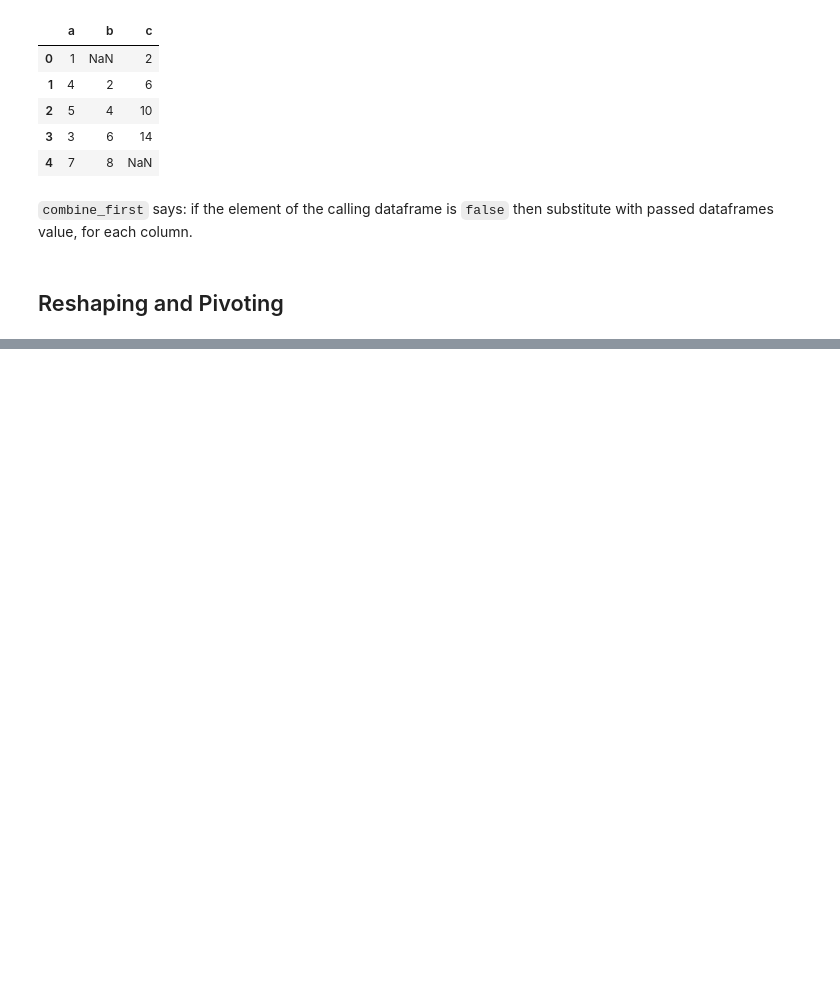
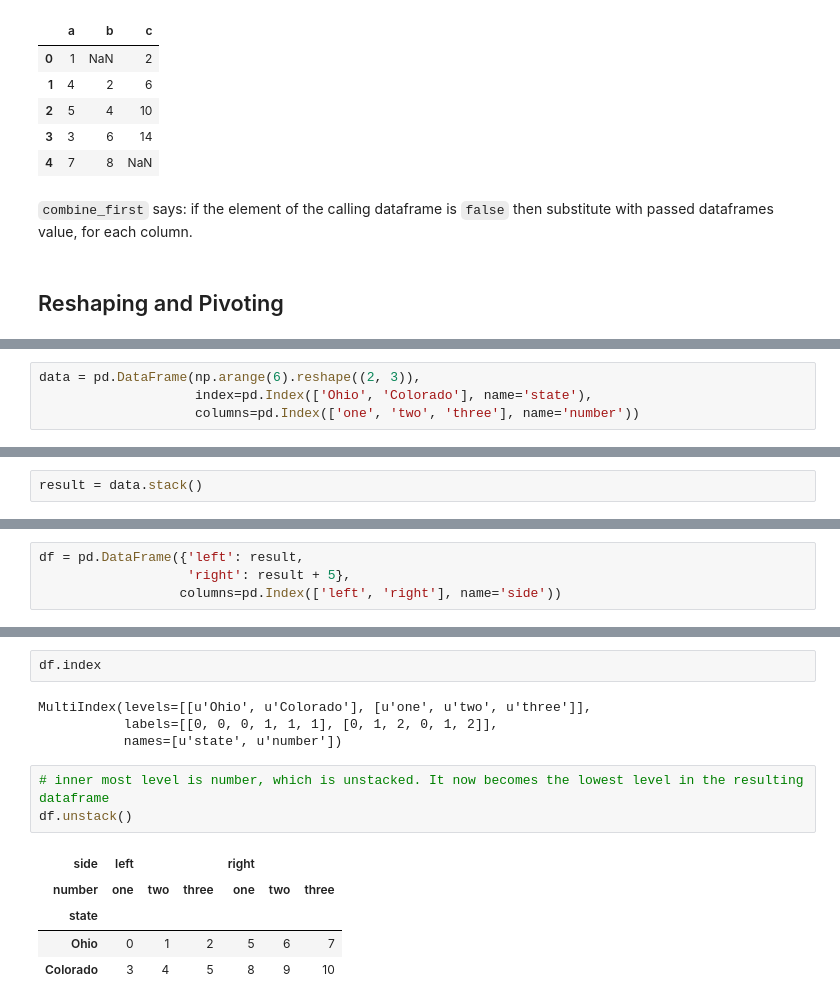
Before and after one commit to rerwin21/python_for_data_analysis, a Jupyter notebook: chap_7.ipynb, the cells around one changed output, grey strips where cells are left out. Cells and saved outputs as stored; diff of their text form; blank space fills up the shorter version.

```diff
--- a/chap_7.ipynb
+++ b/chap_7.ipynb
@@ -757,0 +761,4 @@ df1.combine_first(df2)
+# %%
+data = pd.DataFrame(np.arange(6).reshape((2, 3)),
+                    index=pd.Index(['Ohio', 'Colorado'], name='state'),
+                    columns=pd.Index(['one', 'two', 'three'], name='number'))
@@ -757,0 +784,2 @@ df1.combine_first(df2)
+# %%
+result = data.stack()
@@ -757,0 +915,4 @@ df1.combine_first(df2)
+# %%
+df = pd.DataFrame({'left': result,
+                   'right': result + 5},
+                  columns=pd.Index(['left', 'right'], name='side'))
@@ -757,0 +930,15 @@ df1.combine_first(df2)
+# %%
+df.index
+# %% [output]
+MultiIndex(levels=[[u'Ohio', u'Colorado'], [u'one', u'two', u'three']],
+           labels=[[0, 0, 0, 1, 1, 1], [0, 1, 2, 0, 1, 2]],
+           names=[u'state', u'number'])
+# %%
+# inner most level is number, which is unstacked. It now becomes the lowest level in the resulting dataframe
+df.unstack()
+# %% [output]
+| side | left |  |  | right |  |  |
+| number | one | two | three | one | two | three |
+| state |  |  |  |  |  |  |
+| Ohio | 0 | 1 | 2 | 5 | 6 | 7 |
+| Colorado | 3 | 4 | 5 | 8 | 9 | 10 |
```
Also changed, not shown: parts of 37 cells of this notebook.
